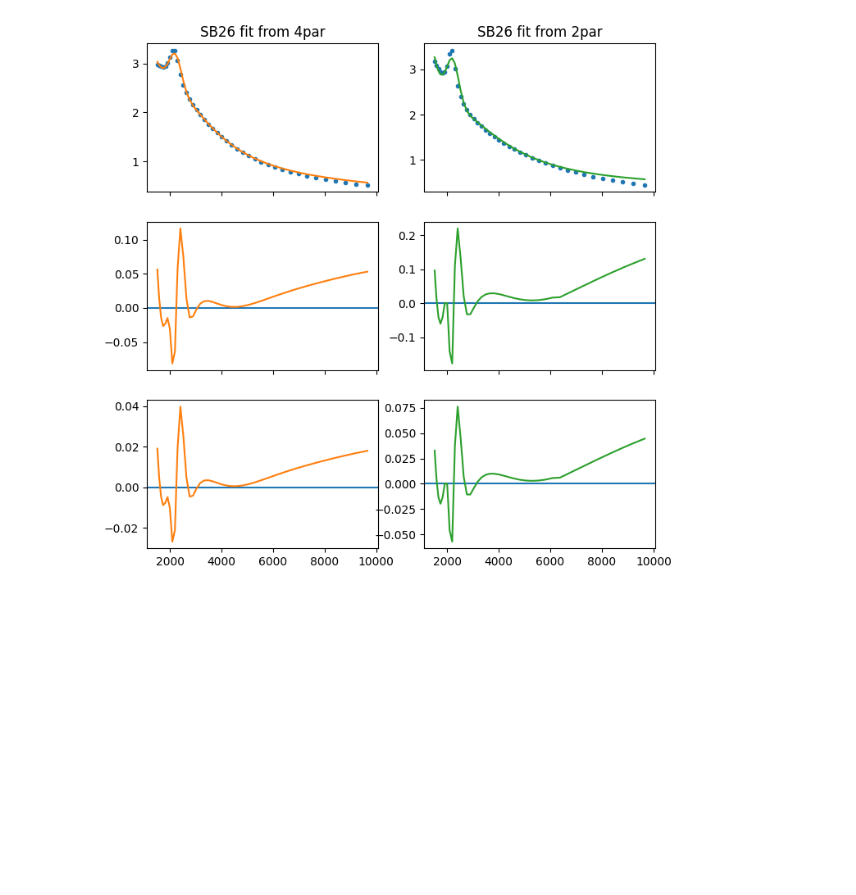
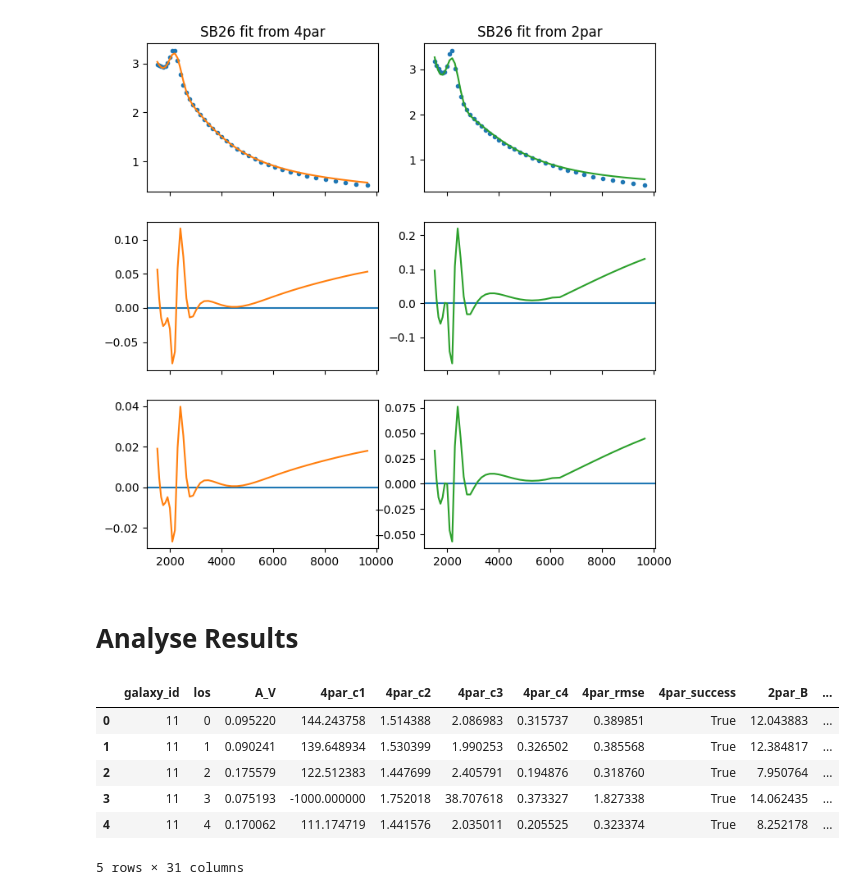
Before and after one commit to maho3/iob-attenuation, a Jupyter notebook: testing/test_superset.ipynb, the cells around one changed output. Cells and saved outputs as stored; diff of their text form; code cells hidden in the pictures; blank space fills up the shorter version.

```diff
--- a/testing/test_superset.ipynb
+++ b/testing/test_superset.ipynb
@@ -265,3 +267,16 @@ axs[0,1].set_title('SB26 fit from 2par')
 # %% [output]
 Text(0.5, 1.0, 'SB26 fit from 2par')
 [figure]
+# %% [markdown]
+# Analyse Results
+# %%
+df = pd.read_csv('fit_results_MW.txt', sep=' ', header=0)
+df.head(5)
+# %% [output]
+|  | galaxy_id | los | A_V | 4par_c1 | 4par_c2 | 4par_c3 | 4par_c4 | 4par_rmse | 4par_success | 2par_B | ... |
+| 0 | 11 | 0 | 0.095220 | 144.243758 | 1.514388 | 2.086983 | 0.315737 | 0.389851 | True | 12.043883 | ... |
+| 1 | 11 | 1 | 0.090241 | 139.648934 | 1.530399 | 1.990253 | 0.326502 | 0.385568 | True | 12.384817 | ... |
+| 2 | 11 | 2 | 0.175579 | 122.512383 | 1.447699 | 2.405791 | 0.194876 | 0.318760 | True | 7.950764 | ... |
+| 3 | 11 | 3 | 0.075193 | -1000.000000 | 1.752018 | 38.707618 | 0.373327 | 1.827338 | True | 14.062435 | ... |
+| 4 | 11 | 4 | 0.170062 | 111.174719 | 1.441576 | 2.035011 | 0.205525 | 0.323374 | True | 8.252178 | ... |
+5 rows × 31 columns
```
Also changed, not shown: parts of 3 cells of this notebook, 1 other file.
